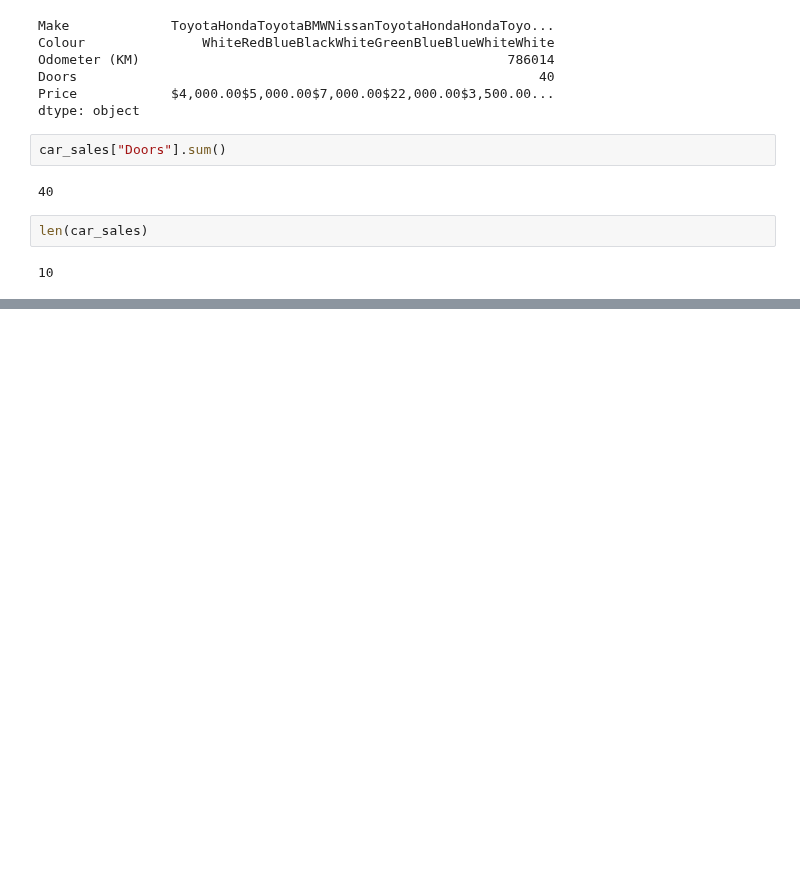
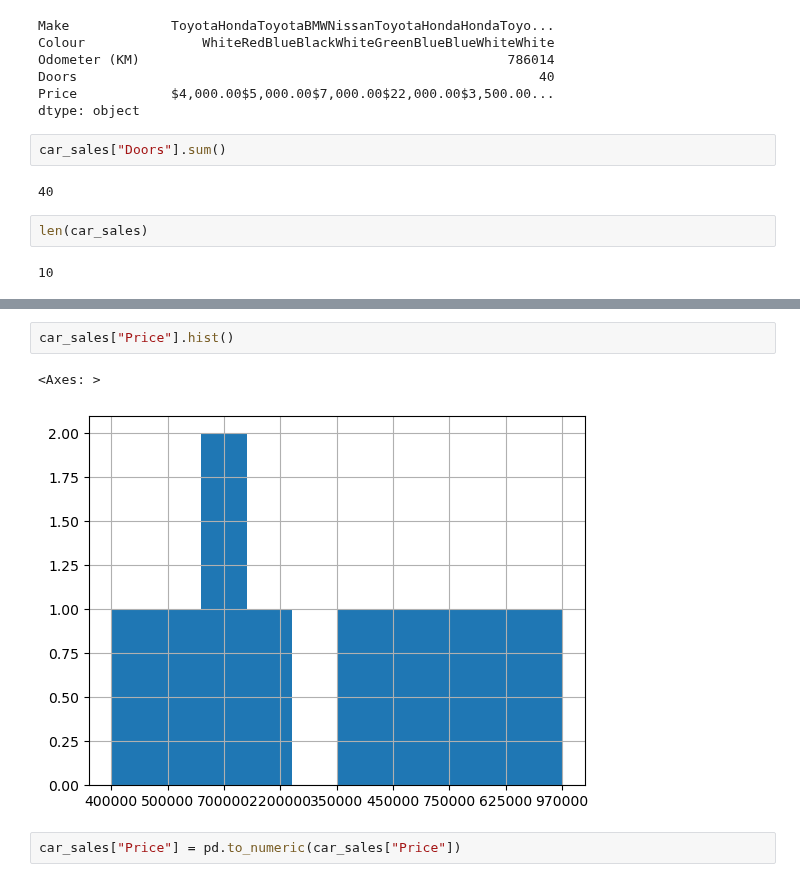
Before and after one commit to 0xPriyanshuJha/ML-Expedition, a Jupyter notebook: playingwithpandas.ipynb, the cells around one changed output, grey strips where cells are left out. Cells and saved outputs as stored; diff of their text form; blank space fills up the shorter version.

```diff
--- a/playingwithpandas.ipynb
+++ b/playingwithpandas.ipynb
@@ -141,0 +270,7 @@ len(car_sales)
+# %%
+car_sales["Price"].hist()
+# %% [output]
+<Axes: >
+[figure, added]
+# %%
+car_sales["Price"] = pd.to_numeric(car_sales["Price"])
```
Also changed, not shown: parts of 19 cells of this notebook, 4 other files.
